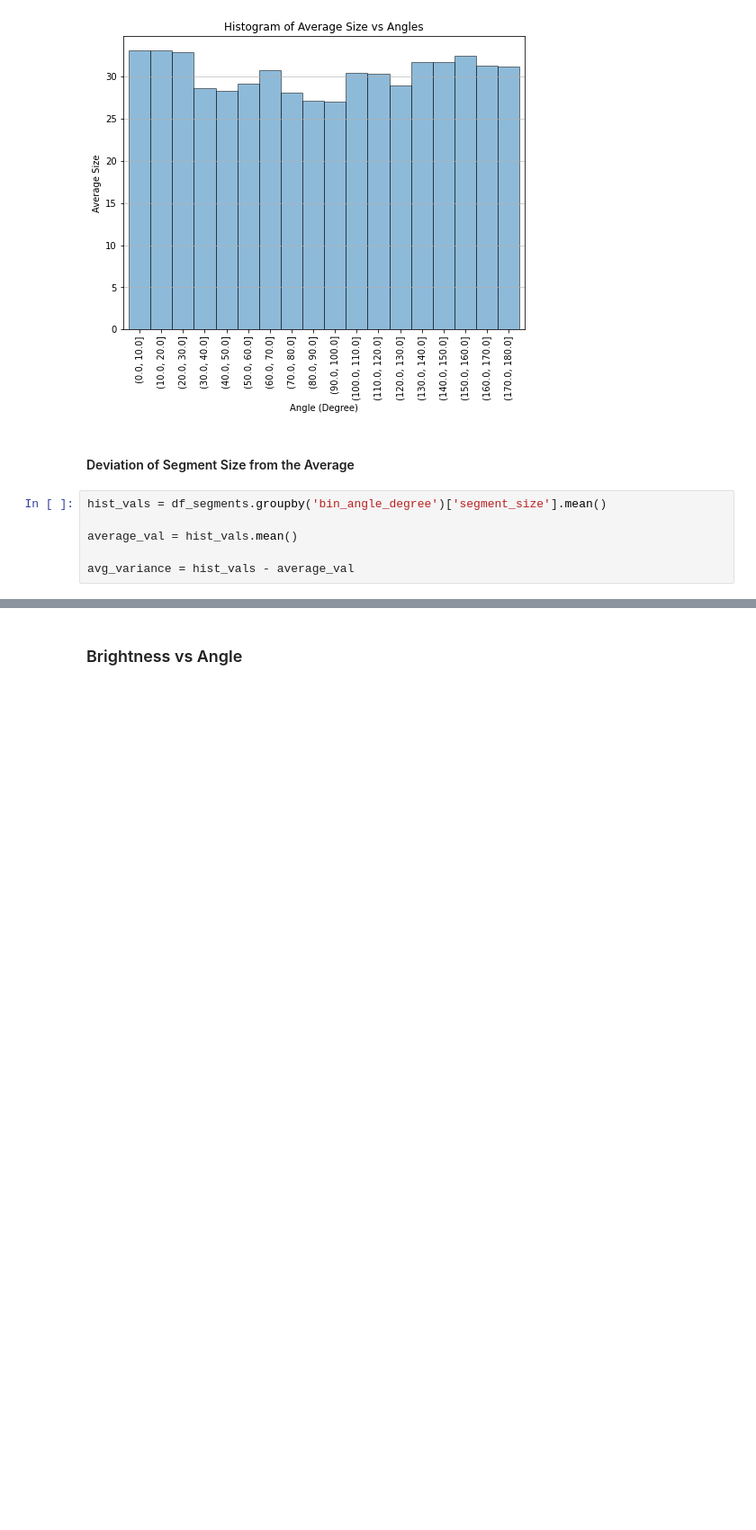
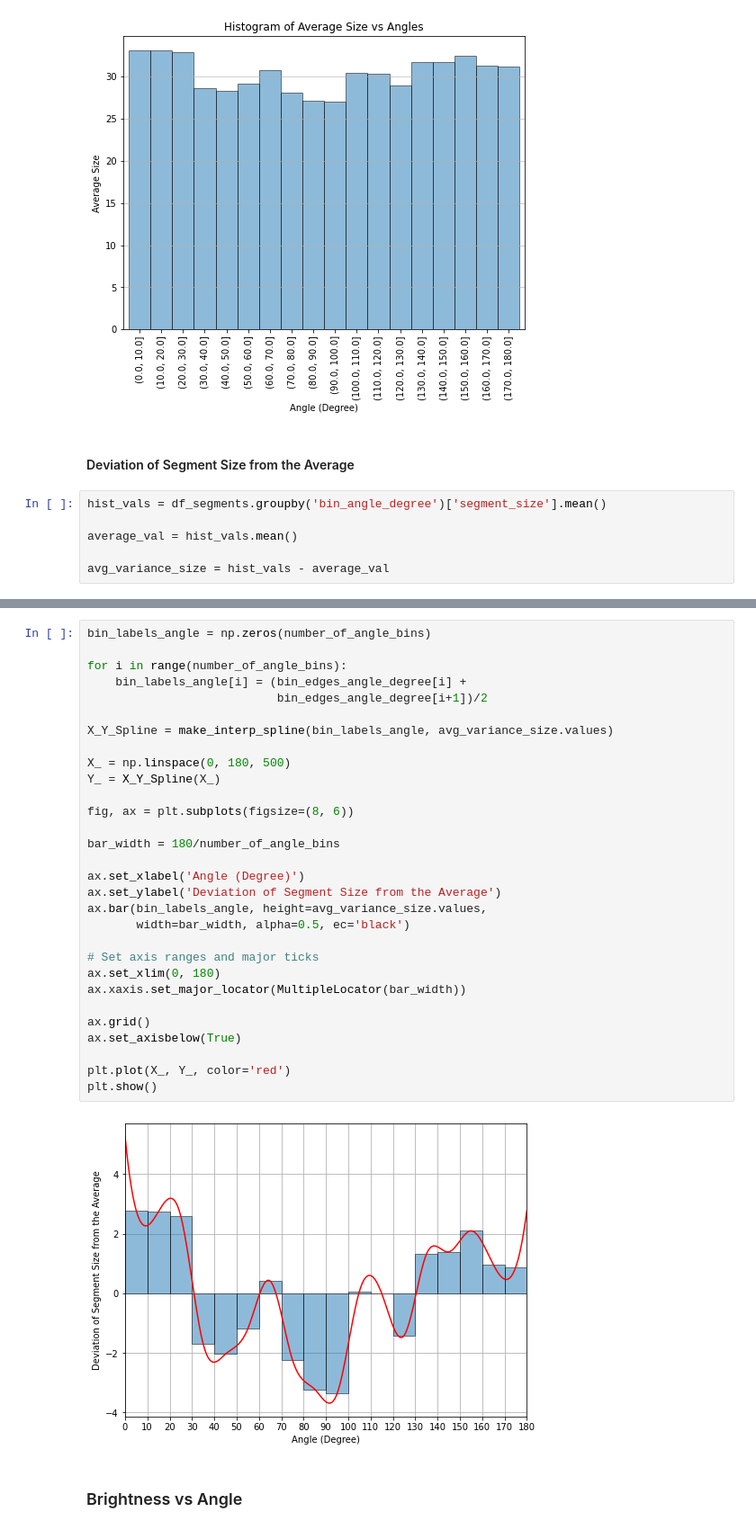
Before and after one commit to saranemustafa/bennu-fracture-analysis, a Jupyter notebook: 5_correlation_analysis.ipynb, the cells around one changed output, grey strips where cells are left out. Shown at 90% size. Saved outputs shown, nothing was run; the diff lists cells and outputs as text; blank space fills up the shorter version.

Commit message:
Add line charts to the deviation graphs

```diff
--- a/5_correlation_analysis.ipynb
+++ b/5_correlation_analysis.ipynb
@@ -66,6 +68,6 @@ hist_vals = df_segments.groupby('bin_angle_degree')['segment_size'].mean()
 
 average_val = hist_vals.mean()
 
-avg_variance = hist_vals - average_val
+avg_variance_size = hist_vals - average_val
 # %%
 plt.figure(figsize=(8, 6))
@@ -78,6 +80,38 @@ ax.set_ylabel("Deviation of Segment Size from the Average")
 plt.show()
 # %% [output]
 [figure]
+# %%
+bin_labels_angle = np.zeros(number_of_angle_bins)
+
+for i in range(number_of_angle_bins):
+    bin_labels_angle[i] = (bin_edges_angle_degree[i] +
+                           bin_edges_angle_degree[i+1])/2
+
+X_Y_Spline = make_interp_spline(bin_labels_angle, avg_variance_size.values)
+
+X_ = np.linspace(0, 180, 500)
+Y_ = X_Y_Spline(X_)
+
+fig, ax = plt.subplots(figsize=(8, 6))
+
+bar_width = 180/number_of_angle_bins
+
+ax.set_xlabel('Angle (Degree)')
+ax.set_ylabel('Deviation of Segment Size from the Average')
+ax.bar(bin_labels_angle, height=avg_variance_size.values,
+       width=bar_width, alpha=0.5, ec='black')
+
+# Set axis ranges and major ticks
+ax.set_xlim(0, 180)
+ax.xaxis.set_major_locator(MultipleLocator(bar_width))
+
+ax.grid()
+ax.set_axisbelow(True)
+
+plt.plot(X_, Y_, color='red')
+plt.show()
+# %% [output]
+[figure, added]
 # %% [markdown]
 <a id='2'></a>
 ### Brightness vs Angle
```
Also changed, not shown: parts of 9 cells of this notebook.
